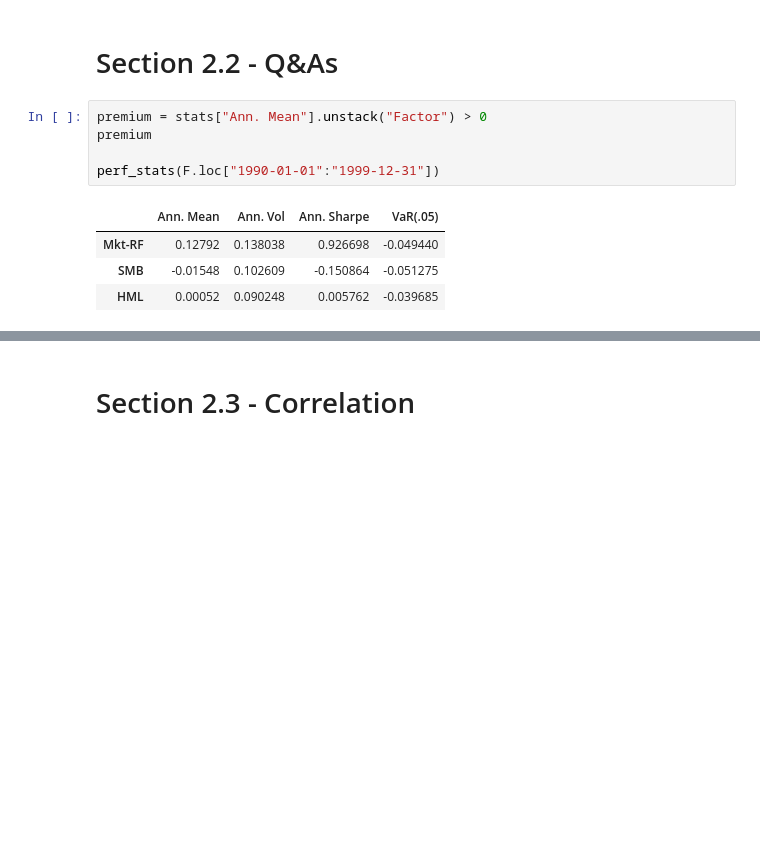
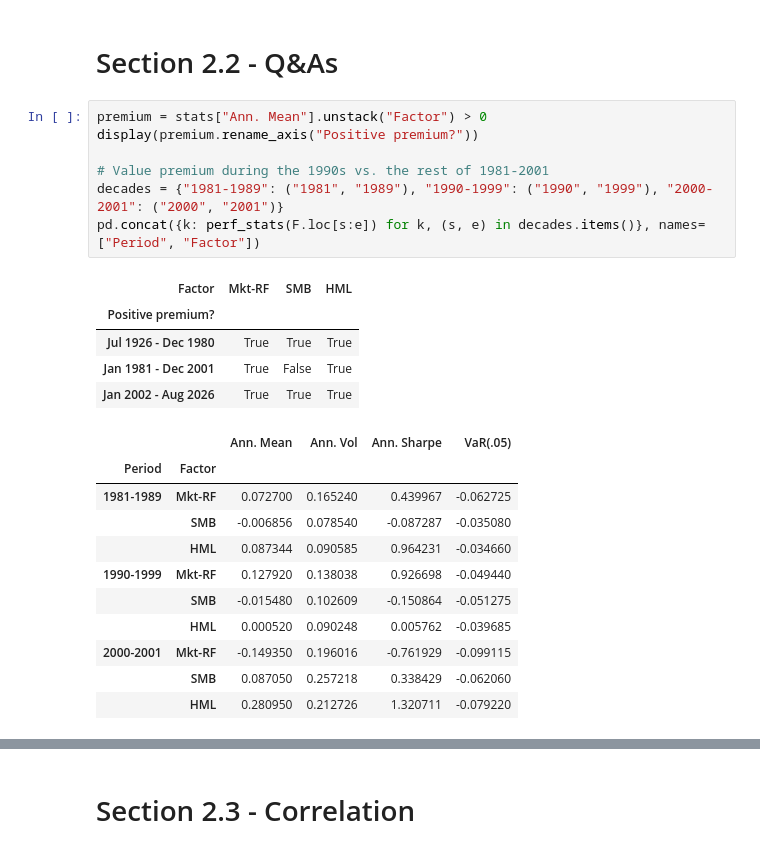
Before and after one commit to Brendon-Wang/finm-36700portfolio, a Jupyter notebook: hw4_dfa/dfa_factor_investing.ipynb, the cells around one changed output, grey strips where cells are left out. Cells and saved outputs as stored; diff of their text form; blank space fills up the shorter version.

```diff
--- a/hw4_dfa/dfa_factor_investing.ipynb
+++ b/hw4_dfa/dfa_factor_investing.ipynb
@@ -50,12 +58,26 @@ stats
 # Section 2.2 - Q&As
 # %%
 premium = stats["Ann. Mean"].unstack("Factor") > 0
-premium
+display(premium.rename_axis("Positive premium?"))
 
-perf_stats(F.loc["1990-01-01":"1999-12-31"])
+# Value premium during the 1990s vs. the rest of 1981-2001
+decades = {"1981-1989": ("1981", "1989"), "1990-1999": ("1990", "1999"), "2000-2001": ("2000", "2001")}
+pd.concat({k: perf_stats(F.loc[s:e]) for k, (s, e) in decades.items()}, names=["Period", "Factor"])
 # %% [output]
-|  | Ann. Mean | Ann. Vol | Ann. Sharpe | VaR(.05) |
-| Mkt-RF | 0.12792 | 0.138038 | 0.926698 | -0.049440 |
-| SMB | -0.01548 | 0.102609 | -0.150864 | -0.051275 |
-| HML | 0.00052 | 0.090248 | 0.005762 | -0.039685 |
+| Factor | Mkt-RF | SMB | HML |
+| Positive premium? |  |  |  |
+| Jul 1926 - Dec 1980 | True | True | True |
+| Jan 1981 - Dec 2001 | True | False | True |
+| Jan 2002 - Aug 2026 | True | True | True |
+|  |  | Ann. Mean | Ann. Vol | Ann. Sharpe | VaR(.05) |
+| Period | Factor |  |  |  |  |
+| 1981-1989 | Mkt-RF | 0.072700 | 0.165240 | 0.439967 | -0.062725 |
+|  | SMB | -0.006856 | 0.078540 | -0.087287 | -0.035080 |
+|  | HML | 0.087344 | 0.090585 | 0.964231 | -0.034660 |
+| 1990-1999 | Mkt-RF | 0.127920 | 0.138038 | 0.926698 | -0.049440 |
+|  | SMB | -0.015480 | 0.102609 | -0.150864 | -0.051275 |
+|  | HML | 0.000520 | 0.090248 | 0.005762 | -0.039685 |
+| 2000-2001 | Mkt-RF | -0.149350 | 0.196016 | -0.761929 | -0.099115 |
+|  | SMB | 0.087050 | 0.257218 | 0.338429 | -0.062060 |
+|  | HML | 0.280950 | 0.212726 | 1.320711 | -0.079220 |
 # %% [markdown]
```
Also changed, not shown: parts of 6 cells of this notebook, 2 other files.
